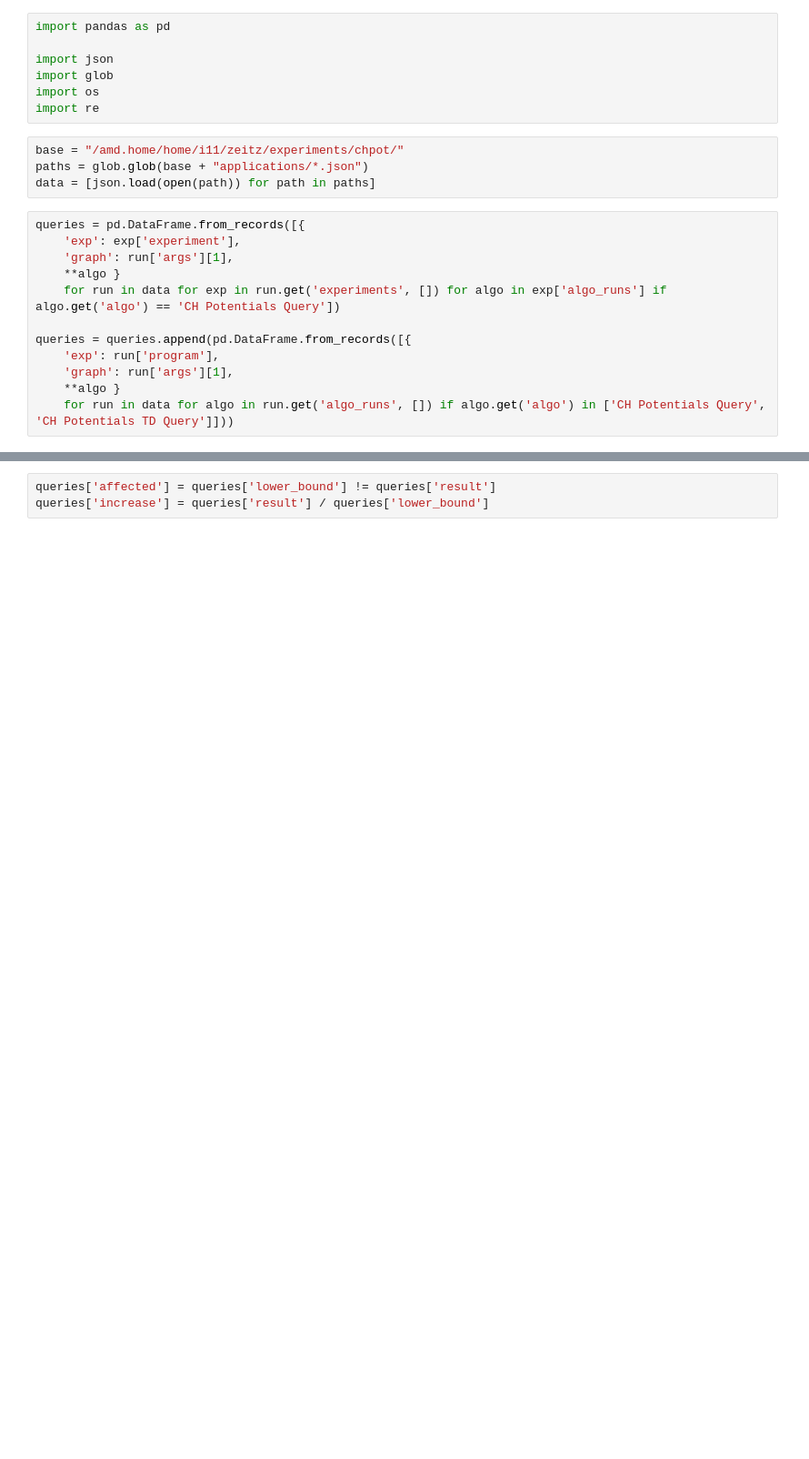
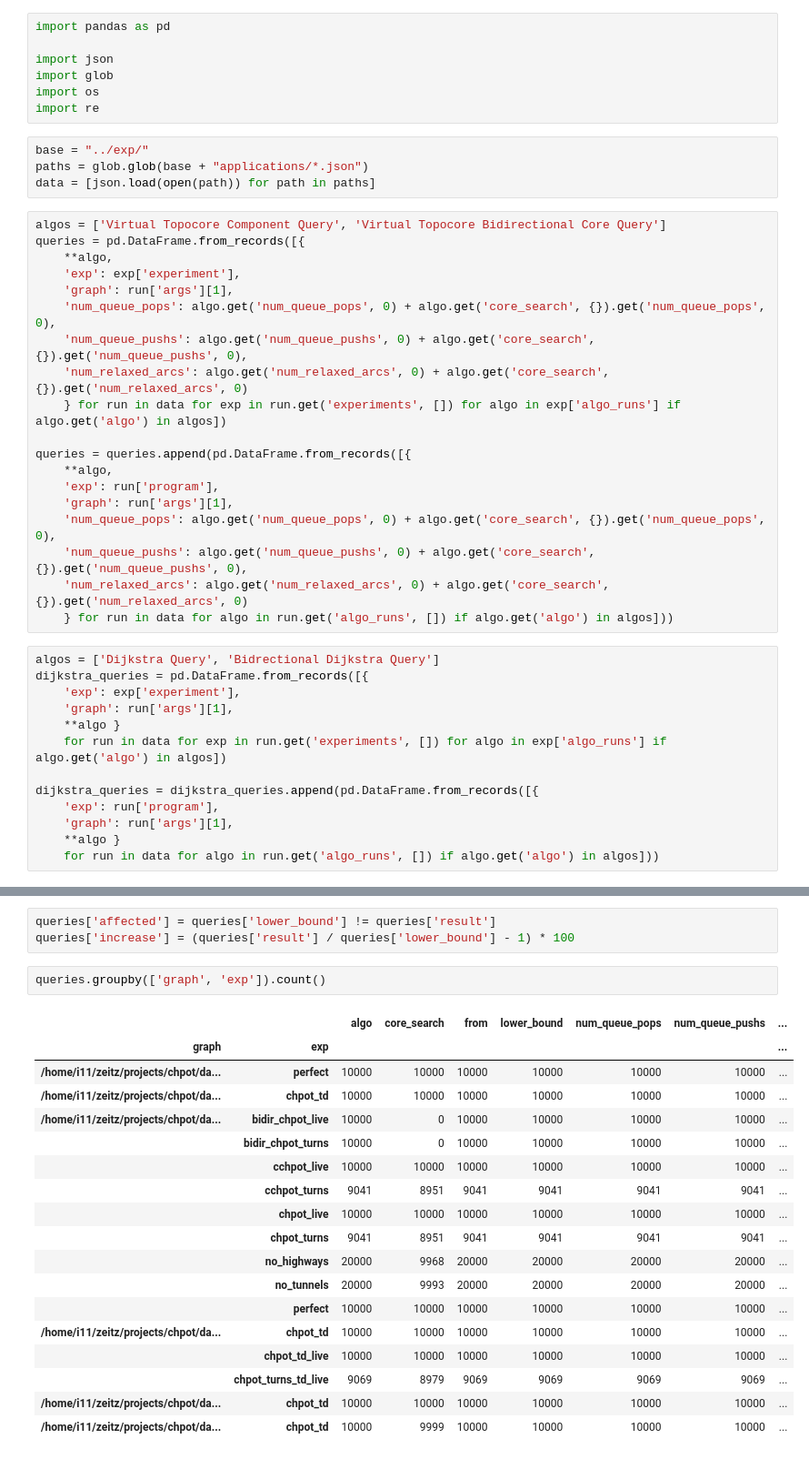
Before and after one commit to kit-algo/ch_potentials, a Jupyter notebook: eval/applications.ipynb, the cells around one changed output, grey strips where cells are left out. Shown at 91% size. Cells and saved outputs as stored; diff of their text form; blank space fills up the shorter version.

```diff
--- a/eval/applications.ipynb
+++ b/eval/applications.ipynb
@@ -6,18 +6,38 @@ import glob
 import os
 import re
 # %%
-base = "/amd.home/home/i11/zeitz/experiments/chpot/"
+base = "../exp/"
 paths = glob.glob(base + "applications/*.json")
 data = [json.load(open(path)) for path in paths]
+# %%
+algos = ['Virtual Topocore Component Query', 'Virtual Topocore Bidirectional Core Query']
+queries = pd.DataFrame.from_records([{
+    **algo,
+    'exp': exp['experiment'],
+    'graph': run['args'][1],
+    'num_queue_pops': algo.get('num_queue_pops', 0) + algo.get('core_search', {}).get('num_queue_pops', 0),
+    'num_queue_pushs': algo.get('num_queue_pushs', 0) + algo.get('core_search', {}).get('num_queue_pushs', 0),
+    'num_relaxed_arcs': algo.get('num_relaxed_arcs', 0) + algo.get('core_search', {}).get('num_relaxed_arcs', 0)
+    } for run in data for exp in run.get('experiments', []) for algo in exp['algo_runs'] if algo.get('algo') in algos])
+
+queries = queries.append(pd.DataFrame.from_records([{
+    **algo,
+    'exp': run['program'],
+    'graph': run['args'][1],
+    'num_queue_pops': algo.get('num_queue_pops', 0) + algo.get('core_search', {}).get('num_queue_pops', 0),
+    'num_queue_pushs': algo.get('num_queue_pushs', 0) + algo.get('core_search', {}).get('num_queue_pushs', 0),
+    'num_relaxed_arcs': algo.get('num_relaxed_arcs', 0) + algo.get('core_search', {}).get('num_relaxed_arcs', 0)
+    } for run in data for algo in run.get('algo_runs', []) if algo.get('algo') in algos]))
 # %%
-queries = pd.DataFrame.from_records([{
+algos = ['Dijkstra Query', 'Bidrectional Dijkstra Query']
+dijkstra_queries = pd.DataFrame.from_records([{
     'exp': exp['experiment'],
     'graph': run['args'][1],
     **algo }
-    for run in data for exp in run.get('experiments', []) for algo in exp['algo_runs'] if algo.get('algo') == 'CH Potentials Query'])
+    for run in data for exp in run.get('experiments', []) for algo in exp['algo_runs'] if algo.get('algo') in algos])
 
-queries = queries.append(pd.DataFrame.from_records([{
+dijkstra_queries = dijkstra_queries.append(pd.DataFrame.from_records([{
     'exp': run['program'],
     'graph': run['args'][1],
     **algo }
-    for run in data for algo in run.get('algo_runs', []) if algo.get('algo') in ['CH Potentials Query', 'CH Potentials TD Query']]))
+    for run in data for algo in run.get('algo_runs', []) if algo.get('algo') in algos]))
@@ -54,3 +44,24 @@ preprocessing = pd.DataFrame.from_records([parse_contraction_output(path) for pa
 # %%
 queries['affected'] = queries['lower_bound'] != queries['result']
-queries['increase'] = queries['result'] / queries['lower_bound']
+queries['increase'] = (queries['result'] / queries['lower_bound'] - 1) * 100
+# %%
+queries.groupby(['graph', 'exp']).count()
+# %% [output]
+|  |  | algo | core_search | from | lower_bound | num_queue_pops | num_queue_pushs | ... |
+| graph | exp |  |  |  |  |  |  | ... |
+| /home/i11/zeitz/projects/chpot/da... | perfect | 10000 | 10000 | 10000 | 10000 | 10000 | 10000 | ... |
+| /home/i11/zeitz/projects/chpot/da... | chpot_td | 10000 | 10000 | 10000 | 10000 | 10000 | 10000 | ... |
+| /home/i11/zeitz/projects/chpot/da... | bidir_chpot_live | 10000 | 0 | 10000 | 10000 | 10000 | 10000 | ... |
+|  | bidir_chpot_turns | 10000 | 0 | 10000 | 10000 | 10000 | 10000 | ... |
+|  | cchpot_live | 10000 | 10000 | 10000 | 10000 | 10000 | 10000 | ... |
+|  | cchpot_turns | 9041 | 8951 | 9041 | 9041 | 9041 | 9041 | ... |
+|  | chpot_live | 10000 | 10000 | 10000 | 10000 | 10000 | 10000 | ... |
+|  | chpot_turns | 9041 | 8951 | 9041 | 9041 | 9041 | 9041 | ... |
+|  | no_highways | 20000 | 9968 | 20000 | 20000 | 20000 | 20000 | ... |
+|  | no_tunnels | 20000 | 9993 | 20000 | 20000 | 20000 | 20000 | ... |
+|  | perfect | 10000 | 10000 | 10000 | 10000 | 10000 | 10000 | ... |
+| /home/i11/zeitz/projects/chpot/da... | chpot_td | 10000 | 10000 | 10000 | 10000 | 10000 | 10000 | ... |
+|  | chpot_td_live | 10000 | 10000 | 10000 | 10000 | 10000 | 10000 | ... |
+|  | chpot_turns_td_live | 9069 | 8979 | 9069 | 9069 | 9069 | 9069 | ... |
+| /home/i11/zeitz/projects/chpot/da... | chpot_td | 10000 | 10000 | 10000 | 10000 | 10000 | 10000 | ... |
+| /home/i11/zeitz/projects/chpot/da... | chpot_td | 10000 | 9999 | 10000 | 10000 | 10000 | 10000 | ... |
```
Also changed, not shown: parts of 4 cells of this notebook, 1 other file.
